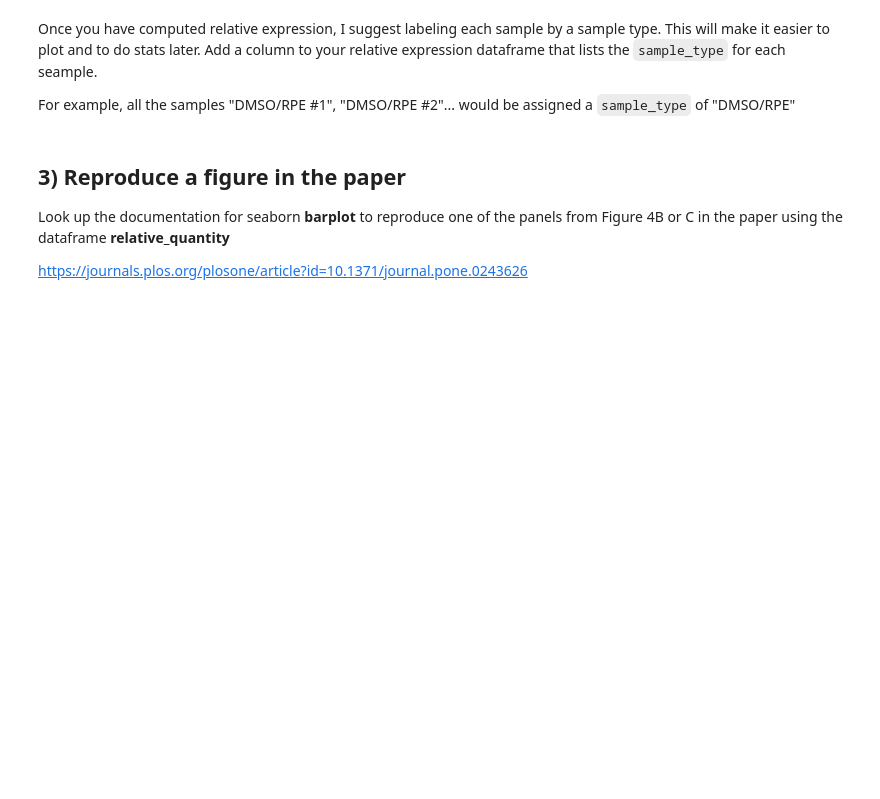
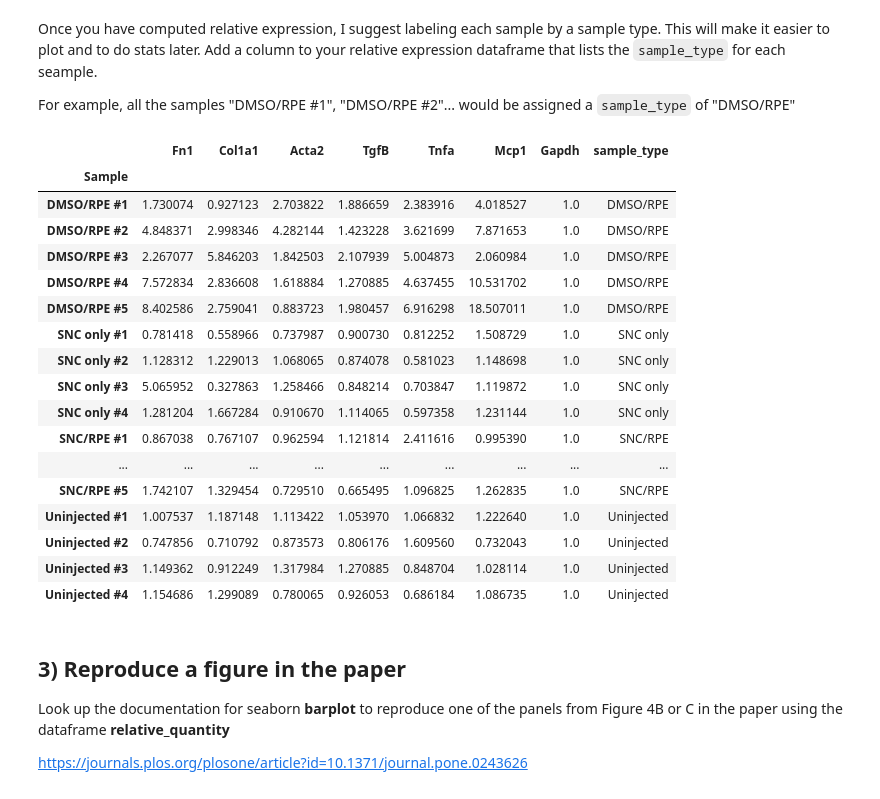
Before and after one commit to ajmarino01/BIO558AlainaMarino, a Jupyter notebook: miniproject_1_blank.ipynb, the cells around one changed output. Saved outputs shown, nothing was run; the diff lists cells and outputs as text; code cells hidden in the pictures; blank space fills up the shorter version.

```diff
--- a/miniproject_1_blank.ipynb
+++ b/miniproject_1_blank.ipynb
@@ -117,7 +160,28 @@ Once you have computed relative expression, I suggest labeling each sample by a
 
 For example, all the samples "DMSO/RPE #1", "DMSO/RPE #2"... would be assigned a `sample_type` of "DMSO/RPE"
 # %%
-delta_ct['sample_type']
+sample_type = [x.split(' #')[0] for x in relative_expression.index]
+relative_expression['sample_type'] = sample_type
+relative_expression
+# %% [output]
+|  | Fn1 | Col1a1 | Acta2 | TgfB | Tnfa | Mcp1 | Gapdh | sample_type |
+| Sample |  |  |  |  |  |  |  |  |
+| DMSO/RPE #1 | 1.730074 | 0.927123 | 2.703822 | 1.886659 | 2.383916 | 4.018527 | 1.0 | DMSO/RPE |
+| DMSO/RPE #2 | 4.848371 | 2.998346 | 4.282144 | 1.423228 | 3.621699 | 7.871653 | 1.0 | DMSO/RPE |
+| DMSO/RPE #3 | 2.267077 | 5.846203 | 1.842503 | 2.107939 | 5.004873 | 2.060984 | 1.0 | DMSO/RPE |
+| DMSO/RPE #4 | 7.572834 | 2.836608 | 1.618884 | 1.270885 | 4.637455 | 10.531702 | 1.0 | DMSO/RPE |
+| DMSO/RPE #5 | 8.402586 | 2.759041 | 0.883723 | 1.980457 | 6.916298 | 18.507011 | 1.0 | DMSO/RPE |
+| SNC only #1 | 0.781418 | 0.558966 | 0.737987 | 0.900730 | 0.812252 | 1.508729 | 1.0 | SNC only |
+| SNC only #2 | 1.128312 | 1.229013 | 1.068065 | 0.874078 | 0.581023 | 1.148698 | 1.0 | SNC only |
+| SNC only #3 | 5.065952 | 0.327863 | 1.258466 | 0.848214 | 0.703847 | 1.119872 | 1.0 | SNC only |
+| SNC only #4 | 1.281204 | 1.667284 | 0.910670 | 1.114065 | 0.597358 | 1.231144 | 1.0 | SNC only |
+| SNC/RPE #1 | 0.867038 | 0.767107 | 0.962594 | 1.121814 | 2.411616 | 0.995390 | 1.0 | SNC/RPE |
+| ... | ... | ... | ... | ... | ... | ... | ... | ... |
+| SNC/RPE #5 | 1.742107 | 1.329454 | 0.729510 | 0.665495 | 1.096825 | 1.262835 | 1.0 | SNC/RPE |
+| Uninjected #1 | 1.007537 | 1.187148 | 1.113422 | 1.053970 | 1.066832 | 1.222640 | 1.0 | Uninjected |
+| Uninjected #2 | 0.747856 | 0.710792 | 0.873573 | 0.806176 | 1.609560 | 0.732043 | 1.0 | Uninjected |
+| Uninjected #3 | 1.149362 | 0.912249 | 1.317984 | 1.270885 | 0.848704 | 1.028114 | 1.0 | Uninjected |
+| Uninjected #4 | 1.154686 | 1.299089 | 0.780065 | 0.926053 | 0.686184 | 1.086735 | 1.0 | Uninjected |
 # %% [markdown]
 ## 3) Reproduce a figure in the paper
 Look up the documentation for seaborn **barplot** to reproduce one of the panels from Figure 4B or C in the paper using the dataframe **relative_quantity**
```
Also changed, not shown: parts of 3 cells of this notebook.
